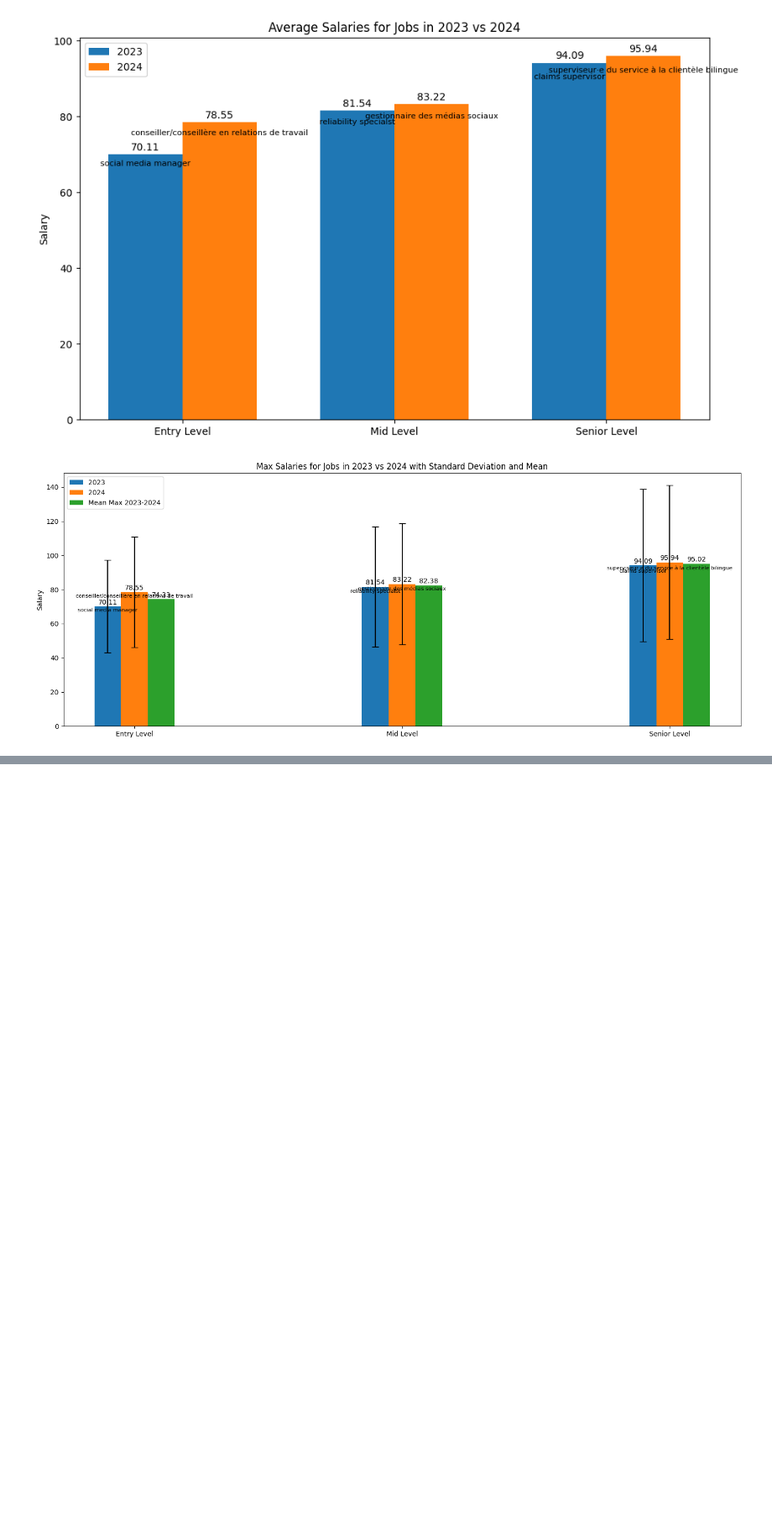
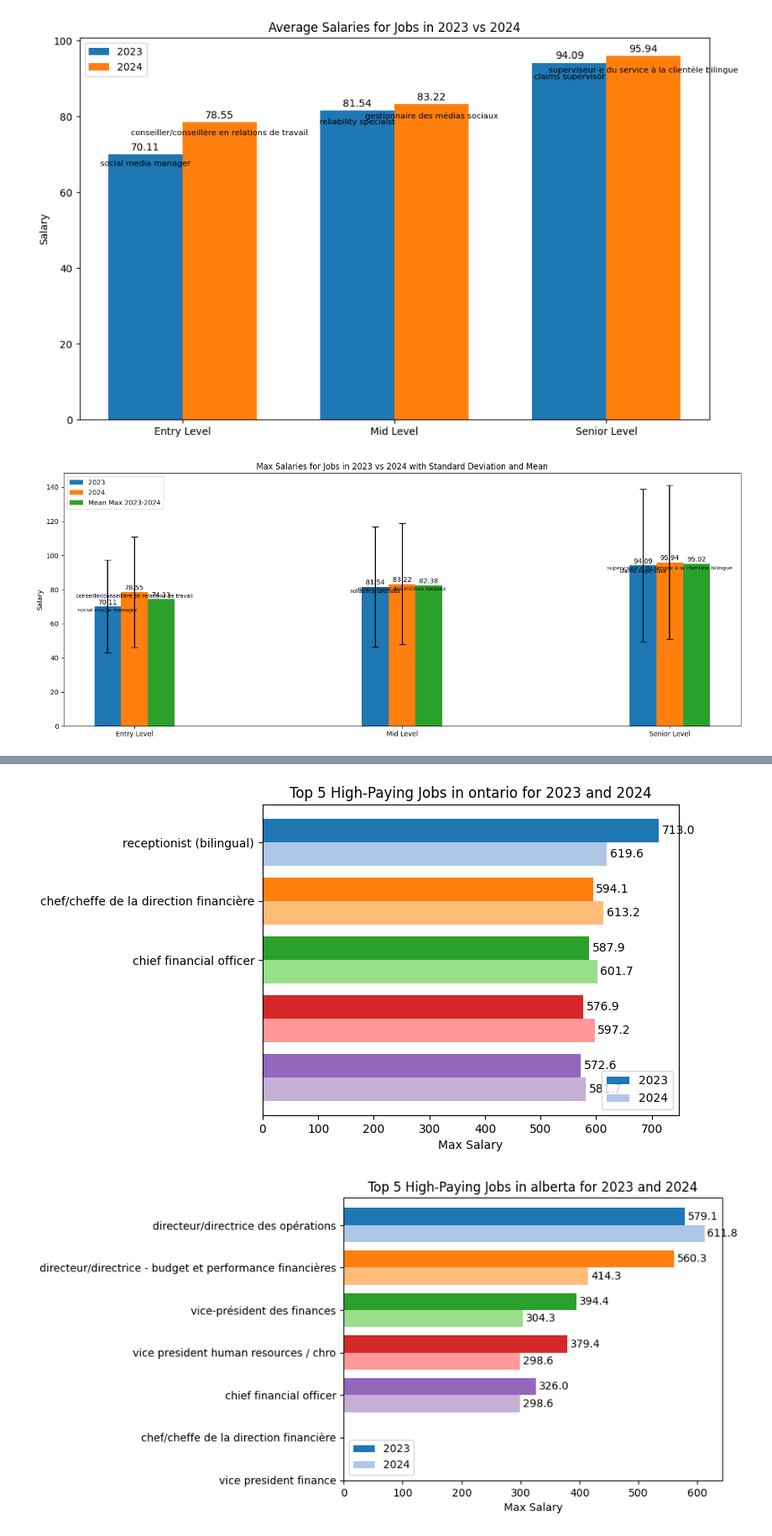
Before and after one commit to AlgoETS/Salary, a Jupyter notebook: sandbox/compare_2023_to_2024.ipynb, the cells around one changed output, grey strips where cells are left out. Shown at 84% size. Saved outputs shown, nothing was run; the diff lists cells and outputs as text; code cells hidden in the pictures; blank space fills up the shorter version.

```diff
--- a/sandbox/compare_2023_to_2024.ipynb
+++ b/sandbox/compare_2023_to_2024.ipynb
@@ -667,0 +642,55 @@ In a future version of pandas all arguments of DataFrame.pivot will be keyword-o
+# %%
+%matplotlib inline
+import matplotlib.pyplot as plt
+import numpy as np
+
+unique_provinces = df_sorted_2023_2024['province'].unique()
+
+# Define colors for 2023 and 2024
+colors_2023 = ['#1f77b4', '#ff7f0e', '#2ca02c', '#d62728', '#9467bd']
+colors_2024 = ['#aec7e8', '#ffbb78', '#98df8a', '#ff9896', '#c5b0d5']
+
+# Filter data for each year
+df_2023 = df_sorted_2023_2024[df_sorted_2023_2024['year'] == 2023]
+df_2024 = df_sorted_2023_2024[df_sorted_2023_2024['year'] == 2024]
+
+# Loop through each province and plot the top 5 high-paying jobs for both 2023 and 2024
+for province in unique_provinces:
+    df_province_2023 = df_2023[df_2023['province'] == province]
+    df_province_2024 = df_2024[df_2024['province'] == province]
+
+    top_5_jobs_2023 = df_province_2023.sort_values('max_salary', ascending=False).head(5)
+    top_5_jobs_2024 = df_province_2024.sort_values('max_salary', ascending=False).head(5)
+
+    fig, ax = plt.subplots()
+
+    # Plot for 2023
+    y_pos_2023 = np.arange(len(top_5_jobs_2023))
+    ax.barh(y_pos_2023 - 0.2, top_5_jobs_2023['max_salary'], color=colors_2023, height=0.4, label='2023')
+
+    # Plot for 2024
+    y_pos_2024 = np.arange(len(top_5_jobs_2024))
+    ax.barh(y_pos_2024 + 0.2, top_5_jobs_2024['max_salary'], color=colors_2024, height=0.4, label='2024')
+
+    # Merge and sort y-ticks and labels
+    all_jobs = list(set(top_5_jobs_2023['job']).union(set(top_5_jobs_2024['job'])))
+    y_pos_all = np.arange(len(all_jobs))
+    ax.set_yticks(y_pos_all)
+    ax.set_yticklabels(all_jobs)
+
+    ax.invert_yaxis()
+
+    # Annotate bars
+    for i, v in enumerate(top_5_jobs_2023['max_salary']):
+        ax.text(v + 5, y_pos_2023[i] - 0.2, str(v), va='center', color='black')
+
+    for i, v in enumerate(top_5_jobs_2024['max_salary']):
+        ax.text(v + 5, y_pos_2024[i] + 0.2, str(v), va='center', color='black')
+
+    plt.xlabel('Max Salary')
+    plt.title(f'Top 5 High-Paying Jobs in {province} for 2023 and 2024')
+    plt.legend()
+    plt.show()
+# %% [output]
+[figure, added]
+[figure, added]
```
Also changed, not shown: parts of 8 cells of this notebook, 7 other files.
